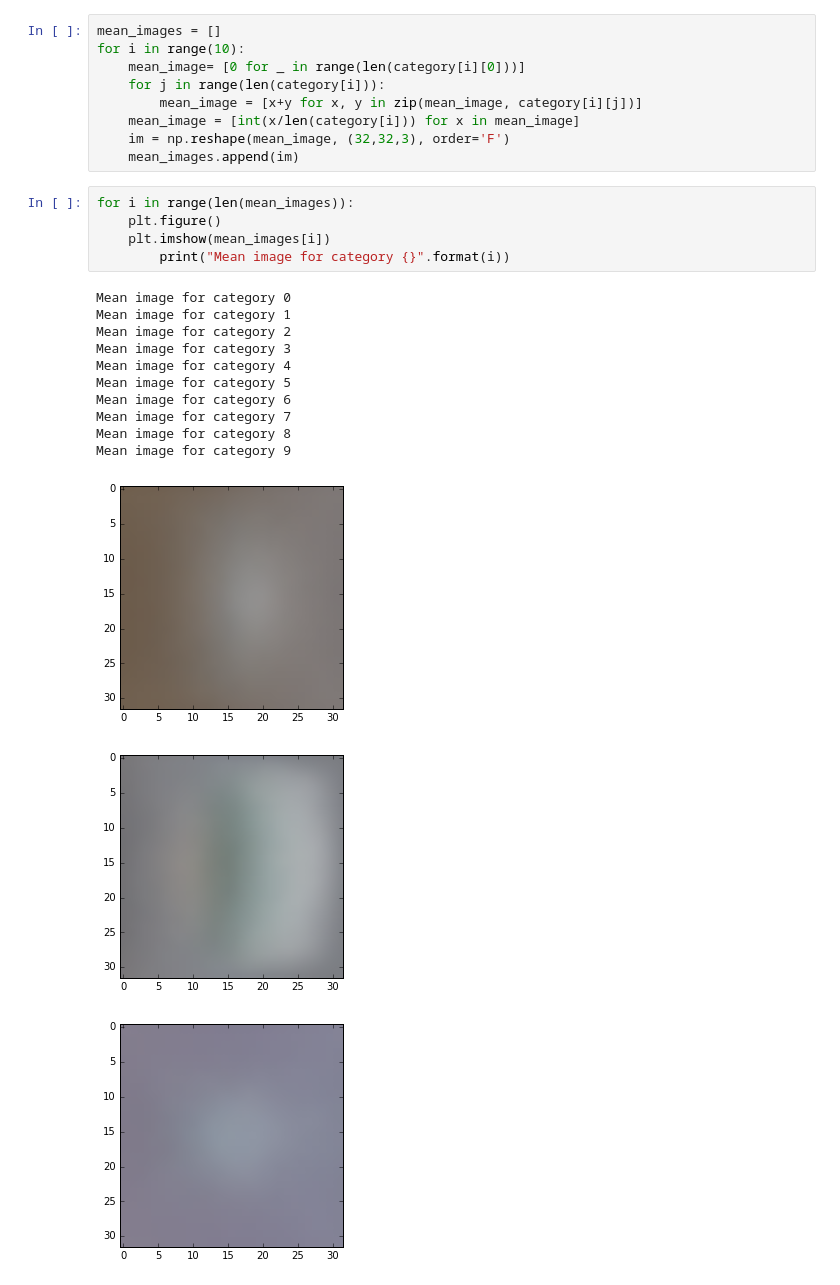
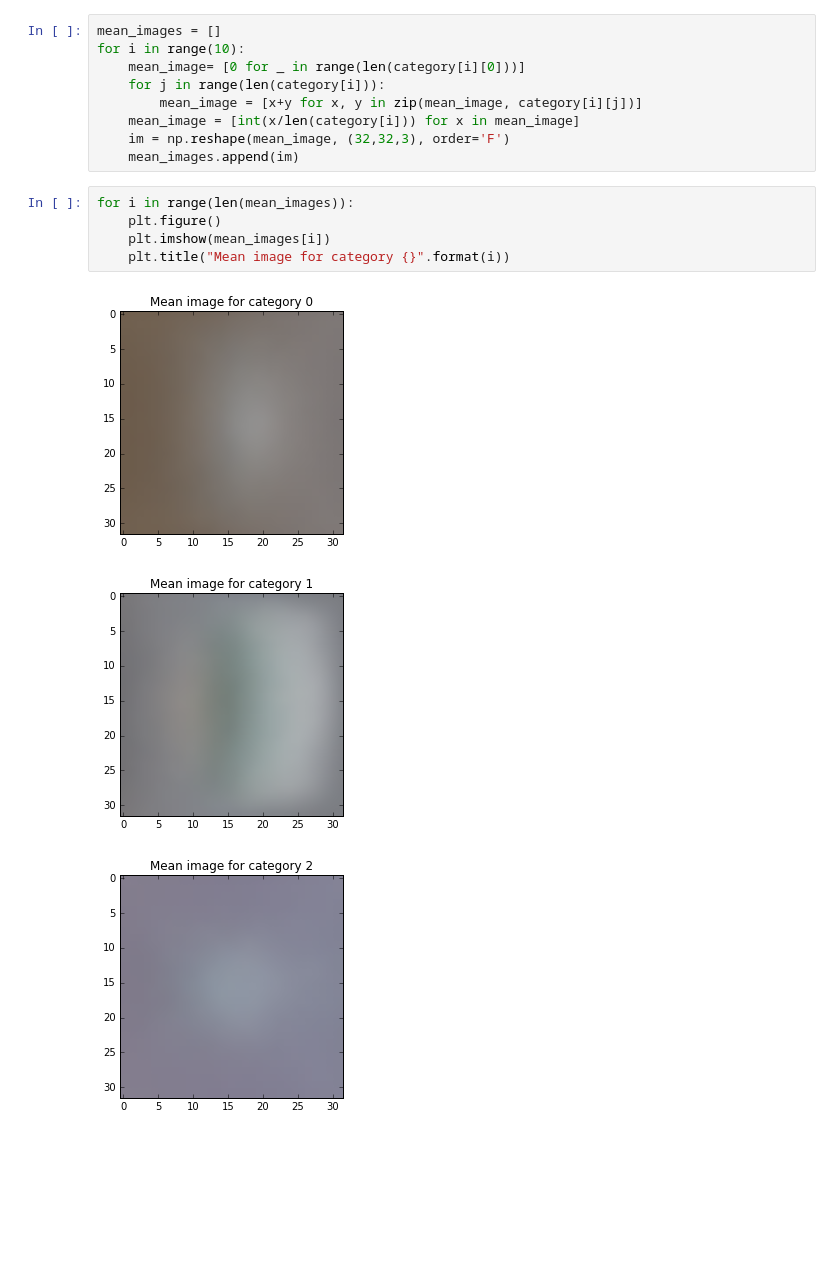
Before and after one commit to ssdfx007008/AML, a Jupyter notebook: hw3/4.10a.ipynb, the cells around one changed output. Saved outputs shown, nothing was run; the diff lists cells and outputs as text; blank space fills up the shorter version.

```diff
--- a/hw3/4.10a.ipynb
+++ b/hw3/4.10a.ipynb
@@ -45,19 +45,9 @@ for i in range(10):
 # %%
 for i in range(len(mean_images)):
     plt.figure()
     plt.imshow(mean_images[i])
-        print("Mean image for category {}".format(i))
+    plt.title("Mean image for category {}".format(i))
 # %% [output]
-Mean image for category 0
-Mean image for category 1
-Mean image for category 2
-Mean image for category 3
-Mean image for category 4
-Mean image for category 5
-Mean image for category 6
-Mean image for category 7
-Mean image for category 8
-Mean image for category 9
-[figure, old version]
+[figure, new version]
-[figure, old version]
+[figure, new version]
-[figure, old version]
+[figure, new version]
```
Also changed, not shown: parts of 2 cells of this notebook.
